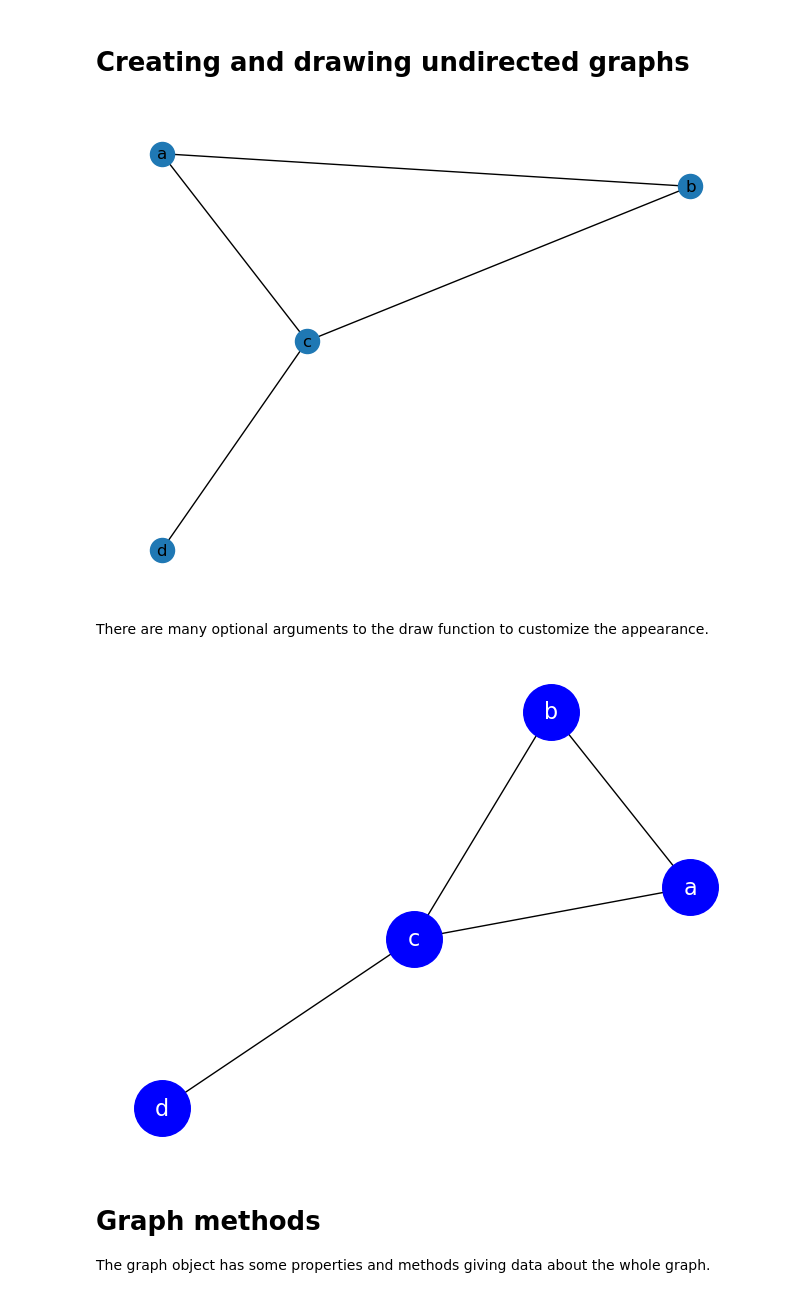
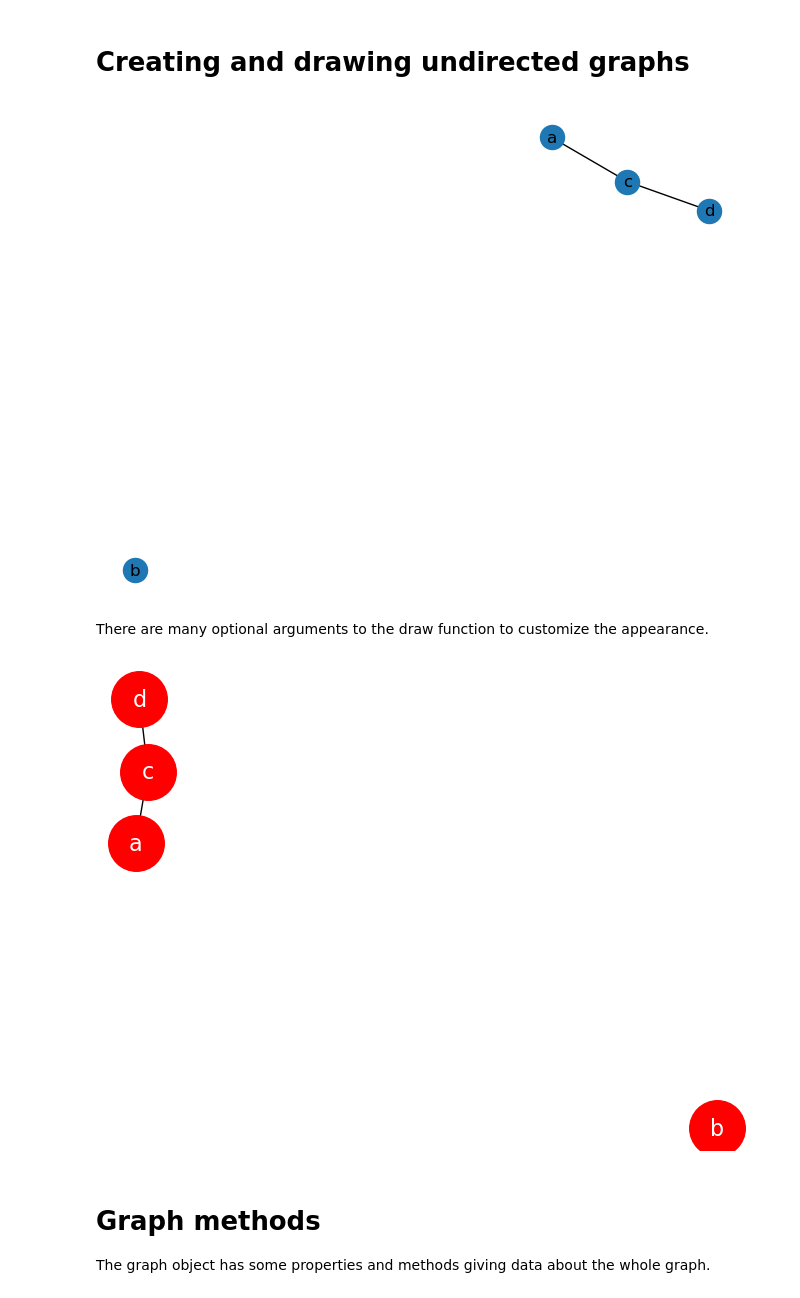
Before and after one commit to anasan00/sds_komex, a Jupyter notebook: tutorials/day4/41_networkx_intro.ipynb, the cells around one changed output. Cells and saved outputs as stored; diff of their text form; code cells hidden in the pictures.

```diff
--- a/tutorials/day4/41_networkx_intro.ipynb
+++ b/tutorials/day4/41_networkx_intro.ipynb
@@ -31,31 +33,33 @@ G.add_node('a')
 nodes_to_add = ['b', 'c', 'd']
 G.add_nodes_from(nodes_to_add)
 
+
 # add edge from 'a' to 'b'
 # since this graph is undirected, the order doesn't matter here
-G.add_edge('a', 'b')
+# G.add_edge('a', 'b')
 
 # just like add_nodes_from, we can add edges from a sequence
 # edges should be specified as 2-tuples
-edges_to_add = [('a', 'c'), ('b', 'c'), ('c', 'd')]
+edges_to_add = [('a', 'c'), ('c', 'd')]
+
 G.add_edges_from(edges_to_add)
 
 # draw the graph
 nx.draw(G, with_labels=True)
 # %% [output]
-[figure, old version]
+[figure, new version]
 # %% [markdown]
 There are many optional arguments to the draw function to customize the appearance.
 # %%
 nx.draw(G,
         with_labels=True,
-        node_color='blue',
+        node_color='red',
         node_size=1600,
         font_color='white',
         font_size=16,
         )
 # %% [output]
-[figure, old version]
+[figure, new version]
 # %% [markdown]
 # Graph methods
 
```
Also changed, not shown: parts of 29 cells of this notebook, 5 other files.
